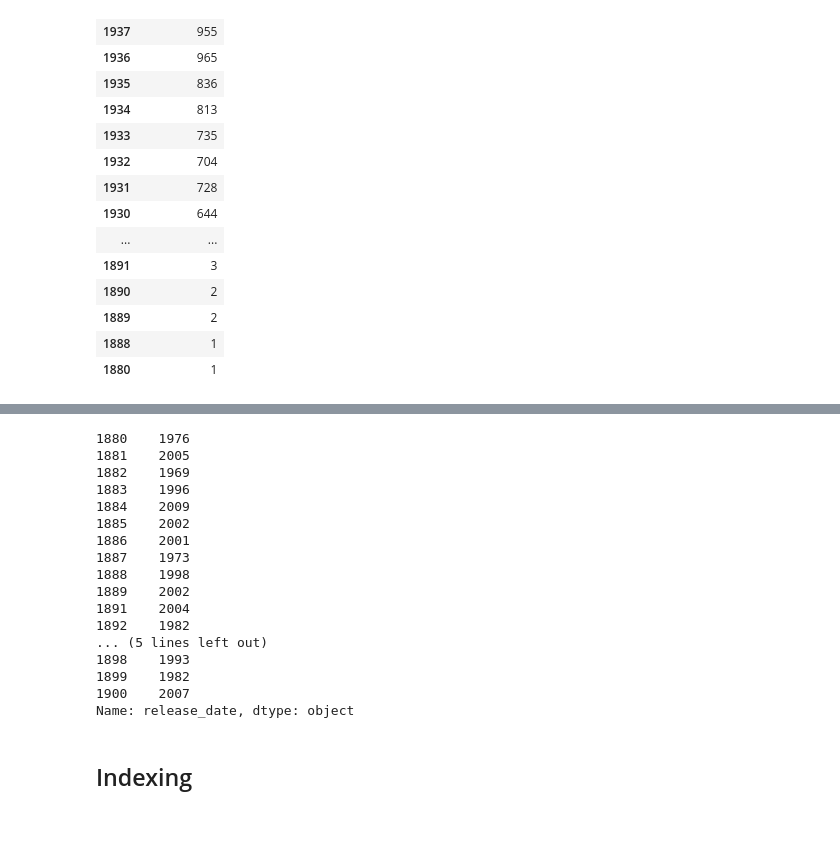
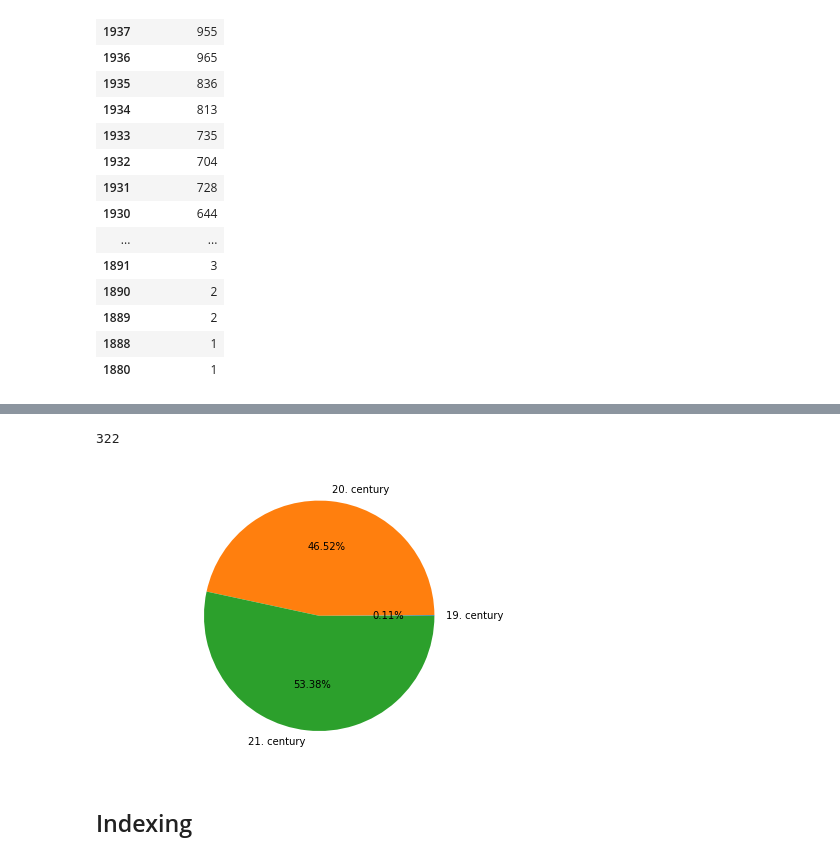
Before and after one commit to Denissovan/VINF-stats-indexing, a Jupyter notebook: VINF-indexovanie.ipynb, the cells around one changed output, grey strips where cells are left out. Cells and saved outputs as stored; diff of their text form; code cells hidden in the pictures; blank space fills up the shorter version.

```diff
--- a/VINF-indexovanie.ipynb
+++ b/VINF-indexovanie.ipynb
@@ -590,6 +596,6 @@ date_column.value_counts().sort_index(ascending=False)[80:].to_frame()
 | 1888 | 1 |
 | 1880 | 1 |
 # %%
-nineteen_cent = len(df[(df['release_date'] >= '1880') & (df['release_date'] < "1901") & (df['release_date'] != "None")]['release_date'])
-twenty_cent = len(df[(df['release_date'] >= '1901') & (df['release_date'] < "2001") & (df['release_date'] != "None")]['release_date'])
-twentyone_cent = len(df[(df['release_date'] >= '2001') & (df['release_date'] < "2021") & (df['release_date'] != "None")]['release_date'])
+nineteen_cent = df[(df['release_date'] >= '1880') & (df['release_date'] < "1901") & (df['release_date'] != "None")]['release_date']
+twenty_cent = df[(df['release_date'] >= '1901') & (df['release_date'] < "2001") & (df['release_date'] != "None")]['release_date']
+twentyone_cent = df[(df['release_date'] >= '2001') & (df['release_date'] < "2021") & (df['release_date'] != "None")]['release_date']
@@ -599,0 +602,8 @@ nineteen_cent_p =
+# %%
+nineteen_cent = pd.to_datetime(nineteen_cent)
+twenty_cent = pd.to_datetime(twenty_cent)
+twentyone_cent = pd.to_datetime(twentyone_cent)
+# %%
+nineteen_cent = nineteen_cent.map(lambda x: x.strftime('%Y'))
+twenty_cent = twenty_cent.map(lambda x: x.strftime('%Y'))
+twentyone_cent = twentyone_cent.map(lambda x: x.strftime('%Y'))
@@ -600,24 +628,16 @@ nineteen_cent_p =
+# %%
+nineteen_cent.value_counts().sum()
+# %% [output]
+322
+# %%
+nineteen_cent_p = (all_unique_dates/100)*nineteen_cent.value_counts().sum()
+twenty_cent = (all_unique_dates/100)*twenty_cent.value_counts().sum()
+twentyone_cent = (all_unique_dates/100)*twentyone_cent.value_counts().sum()
 # %%
 printPieChart(['19. century', '20. century','21. century' ],
-              [percentage_of_complete_descriptions, percentage_of_none_descriptions])
+              [nineteen_cent_p, twenty_cent, twentyone_cent])
 # %% [output]
-1880    1976
-1881    2005
-1882    1969
-1883    1996
-1884    2009
-1885    2002
-1886    2001
-1887    1973
-1888    1998
-1889    2002
-1891    2004
-1892    1982
-... (5 lines left out)
-1898    1993
-1899    1982
-1900    2007
-Name: release_date, dtype: object
+[figure, added]
 # %% [markdown]
 ## Indexing
 # %%
```
Also changed, not shown: parts of 18 cells of this notebook.
